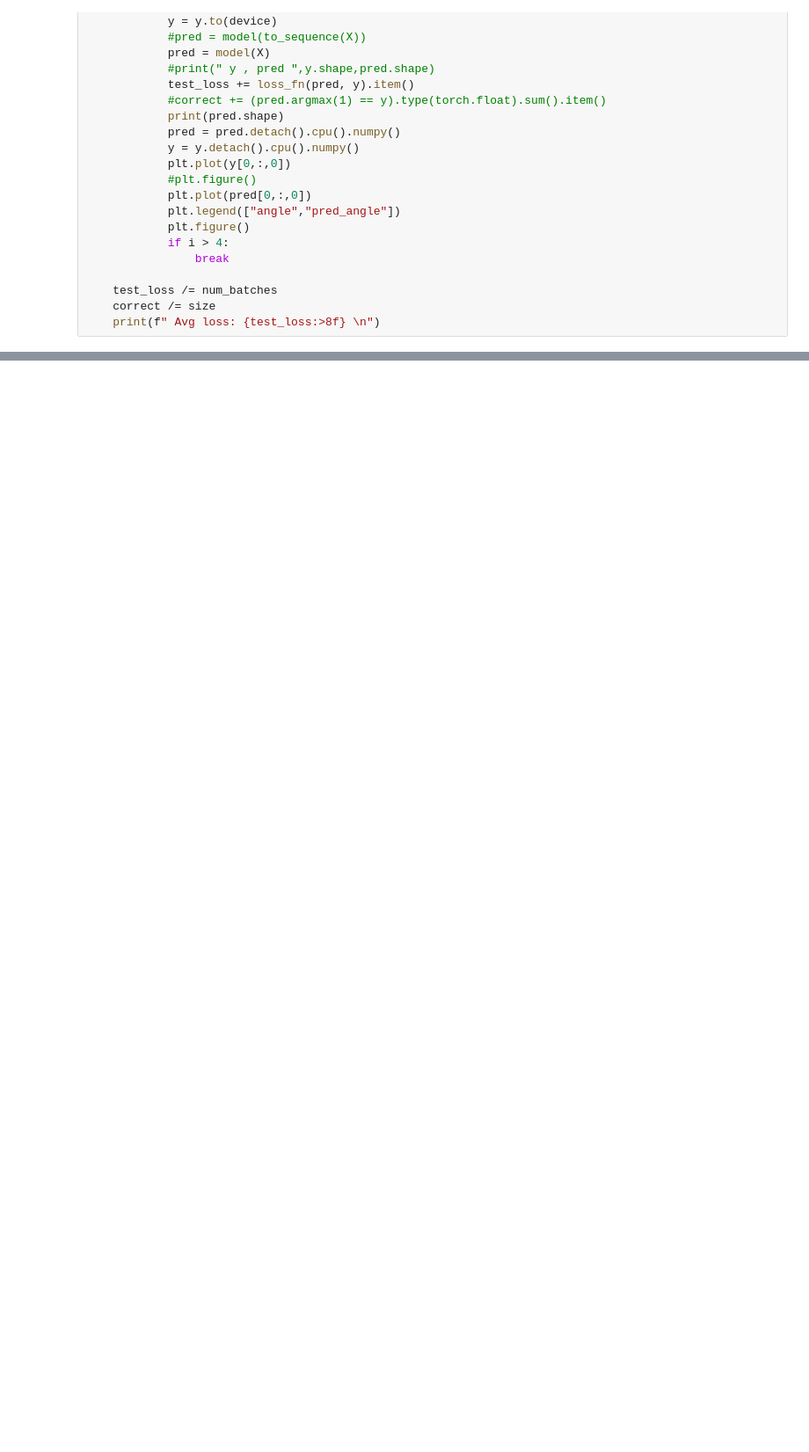
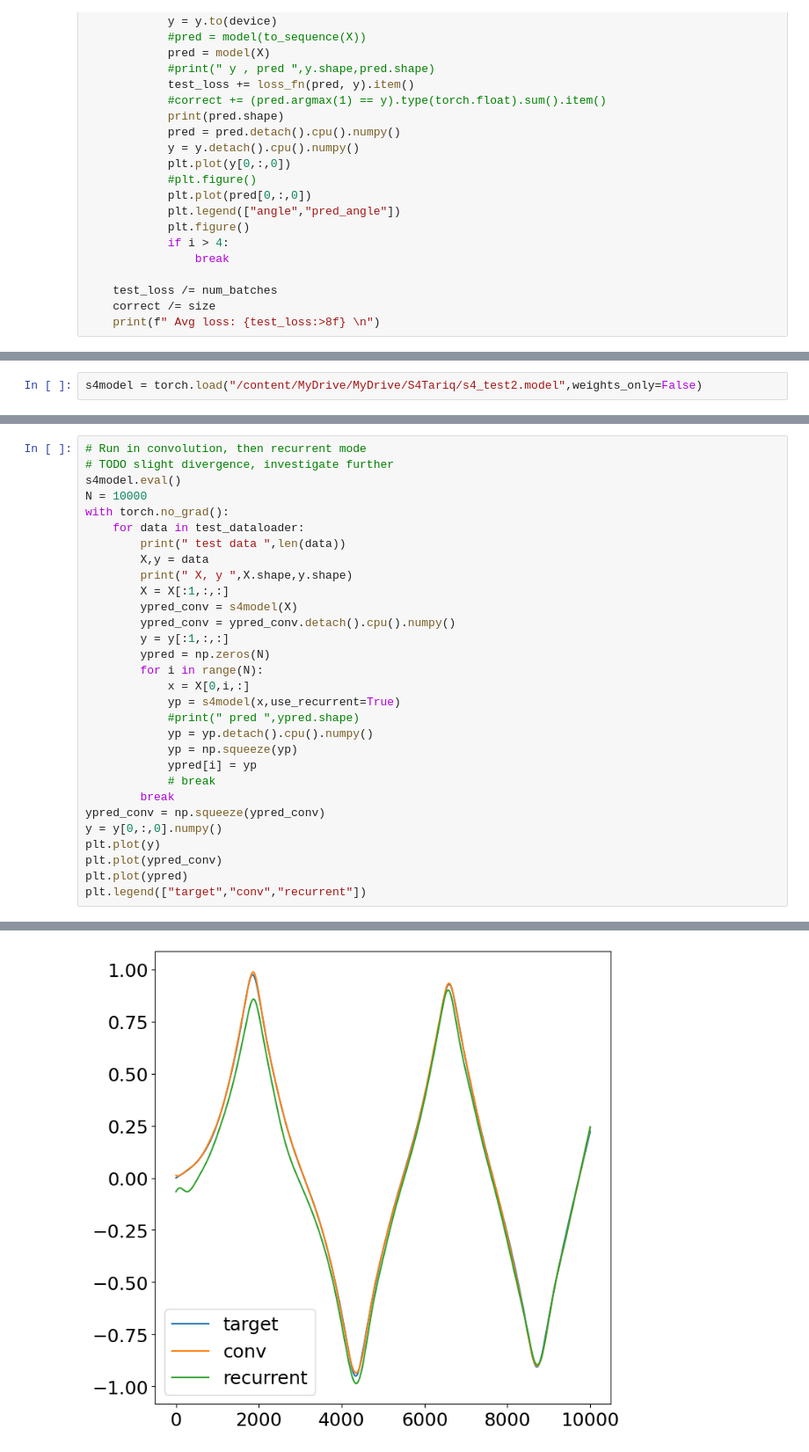
Before and after one commit to czuniga76/S4Model_Tests, a Jupyter notebook: s4_inv_pendulum.ipynb, the cells around one changed output, grey strips where cells are left out. Shown at 88% size. Drawn from its saved outputs; the diff is of its cells as text; blank space fills up the shorter version.

```diff
--- a/s4_inv_pendulum.ipynb
+++ b/s4_inv_pendulum.ipynb
@@ -422 +431,3 @@ torch.Size([4, 10000, 1])
 <Figure size 800x800 with 0 Axes>
+# %%
+s4model = torch.load("/content/MyDrive/MyDrive/S4Tariq/s4_test2.model",weights_only=False)
@@ -422,0 +485,31 @@ torch.Size([4, 10000, 1])
+# %%
+# Run in convolution, then recurrent mode
+# TODO slight divergence, investigate further
+s4model.eval()
+N = 10000
+with torch.no_grad():
+    for data in test_dataloader:
+        print(" test data ",len(data))
+        X,y = data
+        print(" X, y ",X.shape,y.shape)
+        X = X[:1,:,:]
+        ypred_conv = s4model(X)
+        ypred_conv = ypred_conv.detach().cpu().numpy()
+        y = y[:1,:,:]
+        ypred = np.zeros(N)
+        for i in range(N):
+            x = X[0,i,:]
+            yp = s4model(x,use_recurrent=True)
+            #print(" pred ",ypred.shape)
+            yp = yp.detach().cpu().numpy()
+            yp = np.squeeze(yp)
+            ypred[i] = yp
+            # break
+        break
+ypred_conv = np.squeeze(ypred_conv)
+y = y[0,:,0].numpy()
+plt.plot(y)
+plt.plot(ypred_conv)
+plt.plot(ypred)
+plt.legend(["target","conv","recurrent"])
+# %% [output]
@@ -422,0 +519 @@ torch.Size([4, 10000, 1])
+[figure, added]
```
Also changed, not shown: parts of 15 cells of this notebook.
